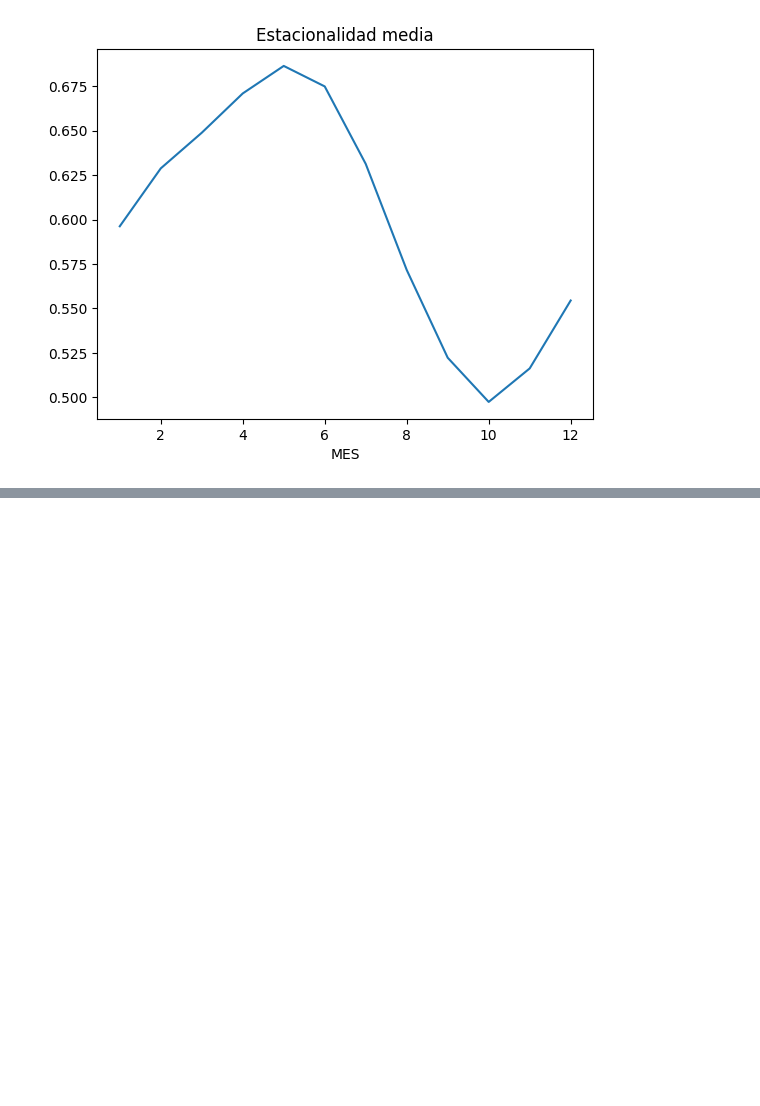
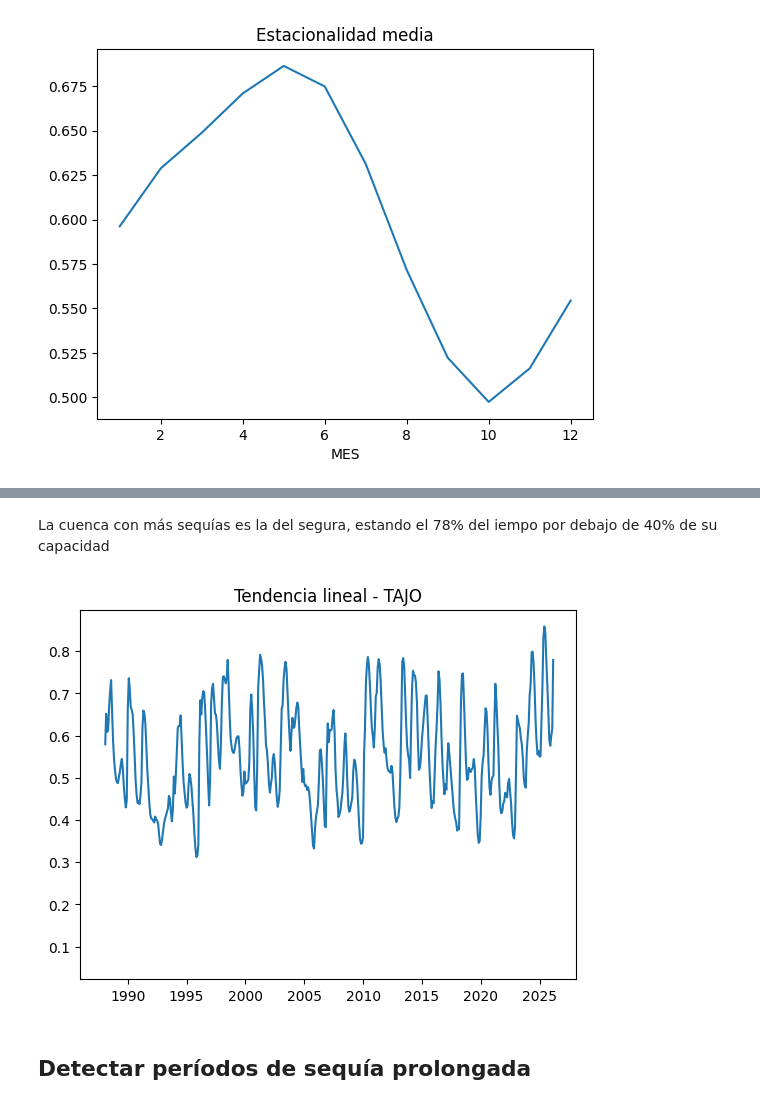
Before and after one commit to plorenab/water-stress-forecast-spain, a Jupyter notebook: notebook/EDA.ipynb, the cells around one changed output, grey strips where cells are left out. Drawn from its saved outputs; the diff is of its cells as text; code cells hidden in the pictures; blank space fills up the shorter version.

```diff
--- a/notebook/EDA.ipynb
+++ b/notebook/EDA.ipynb
@@ -126,0 +129,11 @@ plt.show()
+# %%
+df["SEQUIA"] = df["PORCENTAJE_LLENO"] < 0.4
+
+df_sequia_freq = (
+    df
+    .groupby("AMBITO_NOMBRE")["SEQUIA"]
+    .mean()
+    .sort_values(ascending=False)
+)
+
+df_sequia_freq
@@ -126,0 +159,21 @@ plt.show()
+# %% [markdown]
+La cuenca con más sequías es la del segura, estando el 78% del iempo por debajo de 40% de su capacidad
+# %%
+import numpy as np
+
+df_plot = df[df["AMBITO_NOMBRE"] == cuenca]
+
+x = np.arange(len(df_plot))
+y = df_plot["PORCENTAJE_LLENO"].values
+
+coef = np.polyfit(x, y, 1)
+tendencia = np.poly1d(coef)
+
+plt.plot(df_plot["FECHA"], y)
+plt.plot(df_plot["FECHA"], tendencia(x))
+plt.title(f"Tendencia lineal - {cuenca}")
+plt.show()
+# %% [output]
+[figure, added]
+# %% [markdown]
+## Detectar períodos de sequía prolongada
```
Also changed, not shown: parts of 9 cells of this notebook.
